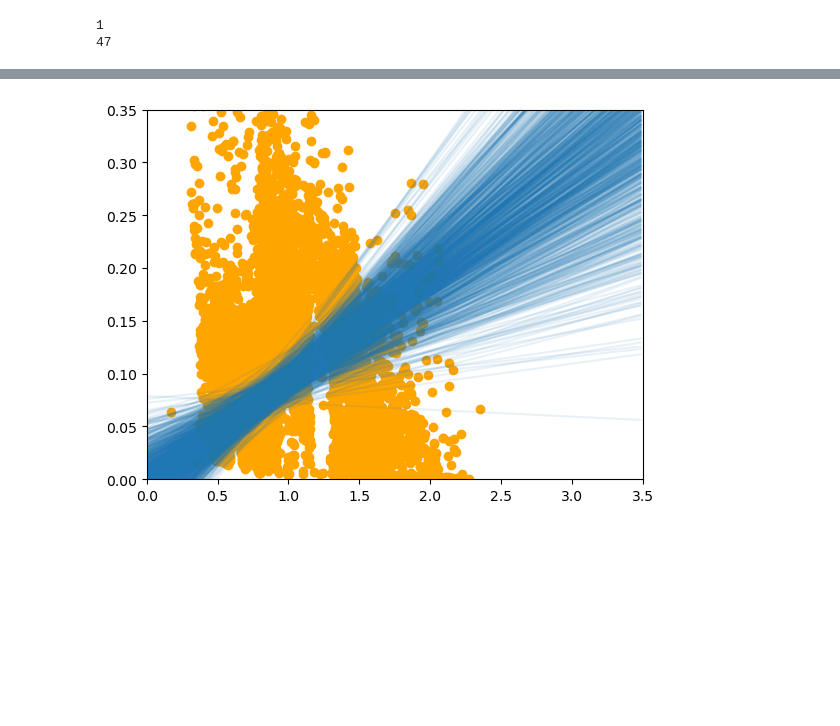
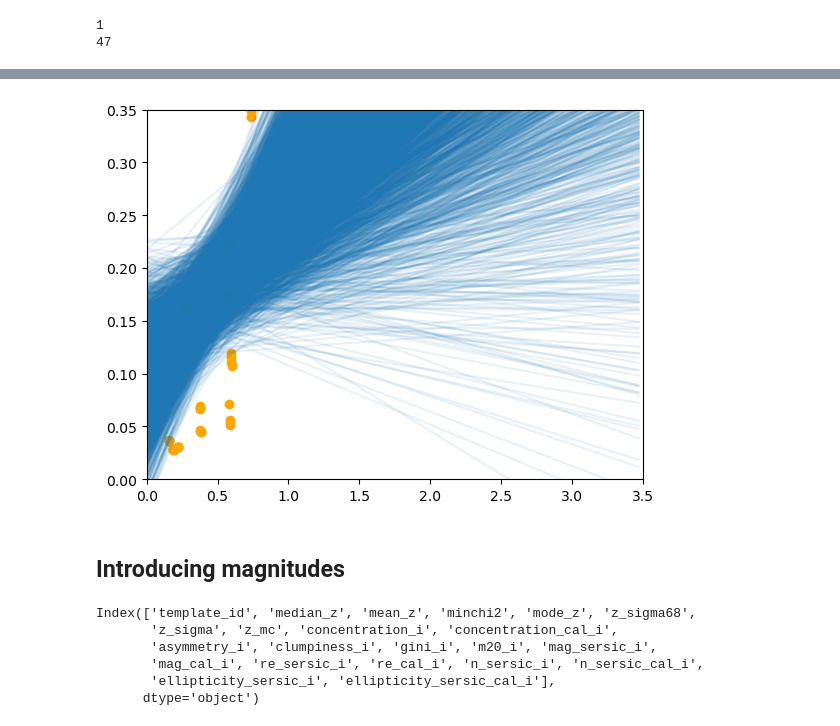
Before and after one commit to bingyanliang/stat-775-final, a Jupyter notebook: hierarchical-regression/regression-model.ipynb, the cells around one changed output, grey strips where cells are left out. Saved outputs shown, nothing was run; the diff lists cells and outputs as text; code cells hidden in the pictures; blank space fills up the shorter version.

```diff
--- a/hierarchical-regression/regression-model.ipynb
+++ b/hierarchical-regression/regression-model.ipynb
@@ -17,7 +21,7 @@ Index(['template_id', 'median_z', 'mean_z', 'minchi2', 'mode_z', 'z_sigma68',
 N = data_all.shape[0]
 # log_minchi2 = np.log(data_all["minchi2"])
 median_z = data_all["median_z"]
-z_sigma = data_all["z_sigma"]
+z_sigma68 = data_all["z_sigma68"]
 group_id = data_all["template_id"] + 1
 num_templates = len(np.unique(group_id))
 
@@ -36,7 +40,7 @@ print(np.max(group_id))
 # %%
 data = {'N': N,
         'J': num_templates,
-        'z_sigma': z_sigma,
+        'z_sigma': z_sigma68,
         'median_z': median_z,
         'group_id': group_id,
         'a1': a1,
@@ -48,6 +52,6 @@ data = {'N': N,
 # %%
 model = csp.CmdStanModel(stan_file = 'hierarchical-regression.stan')
 sample = model.sample(data = data, seed = 1, chains = 1,
-                      iter_sampling = 1000, iter_warmup = 1000,
+                      iter_sampling = 5000, iter_warmup = 5000,
                       show_progress = False, show_console = False)
 # %% [output]
@@ -61,9 +60,9 @@ Consider re-running with show_console=True if the above output is unclear!
 # %%
 # how to save a model
-# sample.save_csvfiles("model-data-50000-ratio")
+sample.save_csvfiles("second-run-sigma68/model-data-50000-prior1")
 
 # how to read a saved file
-sample = csp.from_csv("model-data-cut-5000/hierarchical-regression-20240422121707.csv")
+#sample = csp.from_csv("model-data-cut-5000/hierarchical-regression-20240422121707.csv")
 # %%
 alpha_list = sample.stan_variable("alpha")
 beta_list = sample.stan_variable("beta")
@@ -74,24 +73,26 @@ print(alpha_list.shape)
 # %%
-group_index = 1
+group_index = 41
 
 zs = np.arange(0, np.max(median_z), np.max(median_z)/1000)
 segs = []
 for i in range(alpha_list.shape[0]):
     data = alpha_list[i][group_index] + beta_list[i][group_index]*zs
     segs.append(((zs[0], data[0]), (zs[-1], data[-1])))
 
 # get first group of data
-group1_sigma = np.array(z_sigma)[np.where(group_id==group_index)]
+group1_sigma = np.array(z_sigma68)[np.where(group_id==group_index)]
 group1_z = np.array(median_z)[np.where(group_id==group_index)]
 
 # plot the group data
 
 ln_coll = matplotlib.collections.LineCollection(segs, alpha=0.1)
 ax = plt.gca()
 ax2 = plt.scatter(group1_z, group1_sigma, color='orange')
 ax.add_collection(ln_coll)
 ax.set_xlim(0, 3.5)
 ax.set_ylim(0.0, 0.35)
 plt.draw()
 # %% [output]
-[figure, old version]
+[figure, new version]
+# %% [markdown]
+## Introducing magnitudes
@@ -97,0 +101,9 @@ plt.draw()
+# %%
+data_mags.columns
+# %% [output]
+Index(['template_id', 'median_z', 'mean_z', 'minchi2', 'mode_z', 'z_sigma68',
+       'z_sigma', 'z_mc', 'concentration_i', 'concentration_cal_i',
+       'asymmetry_i', 'clumpiness_i', 'gini_i', 'm20_i', 'mag_sersic_i',
+       'mag_cal_i', 're_sersic_i', 're_cal_i', 'n_sersic_i', 'n_sersic_cal_i',
+       'ellipticity_sersic_i', 'ellipticity_sersic_cal_i'],
+      dtype='object')
```
Also changed, not shown: parts of 8 cells of this notebook.
